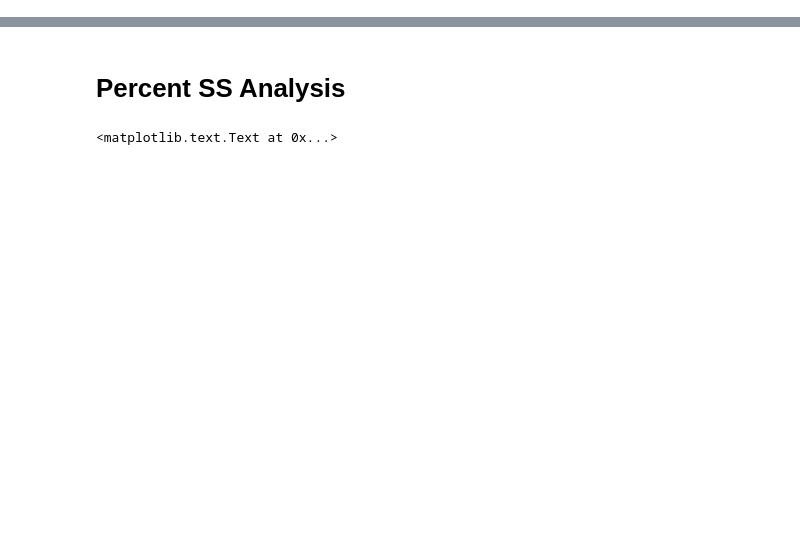
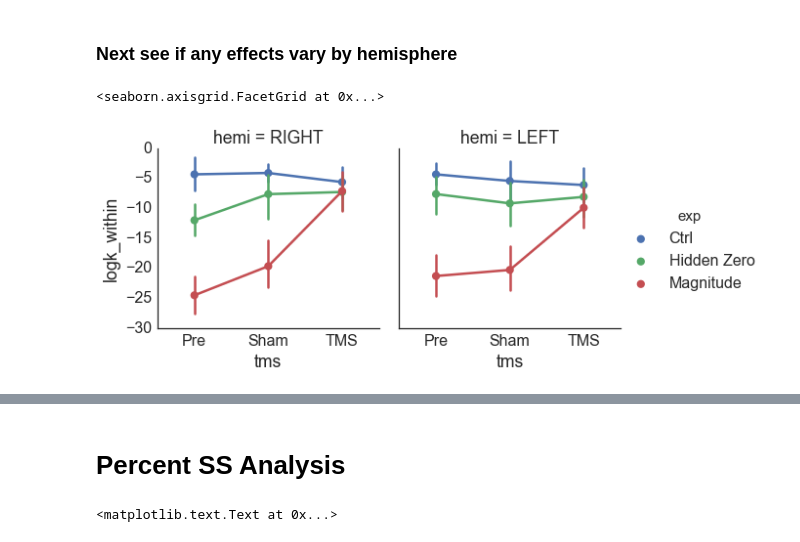
Before and after one commit to iancballard/tms_discounting, a Jupyter notebook: analyze_data.ipynb, the cells around one changed output, grey strips where cells are left out. Cells and saved outputs as stored; diff of their text form; code cells hidden in the pictures; blank space fills up the shorter version.

```diff
--- a/analyze_data.ipynb
+++ b/analyze_data.ipynb
@@ -236,0 +205,12 @@ sns.barplot(x = 'tms', y = 'logk',hue = 'exp' , data = test)
+# %% [markdown]
+### Next see if any effects vary by hemisphere
+# %%
+sns.factorplot(x = 'tms',
+               y = 'logk_within',
+               hue = 'exp',
+               col = 'hemi',
+               order = ['Pre','Sham','TMS'],
+               data = results_df)
+# %% [output]
+<seaborn.axisgrid.FacetGrid at 0x...>
+[figure, added]
```
Also changed, not shown: parts of 67 cells of this notebook.
